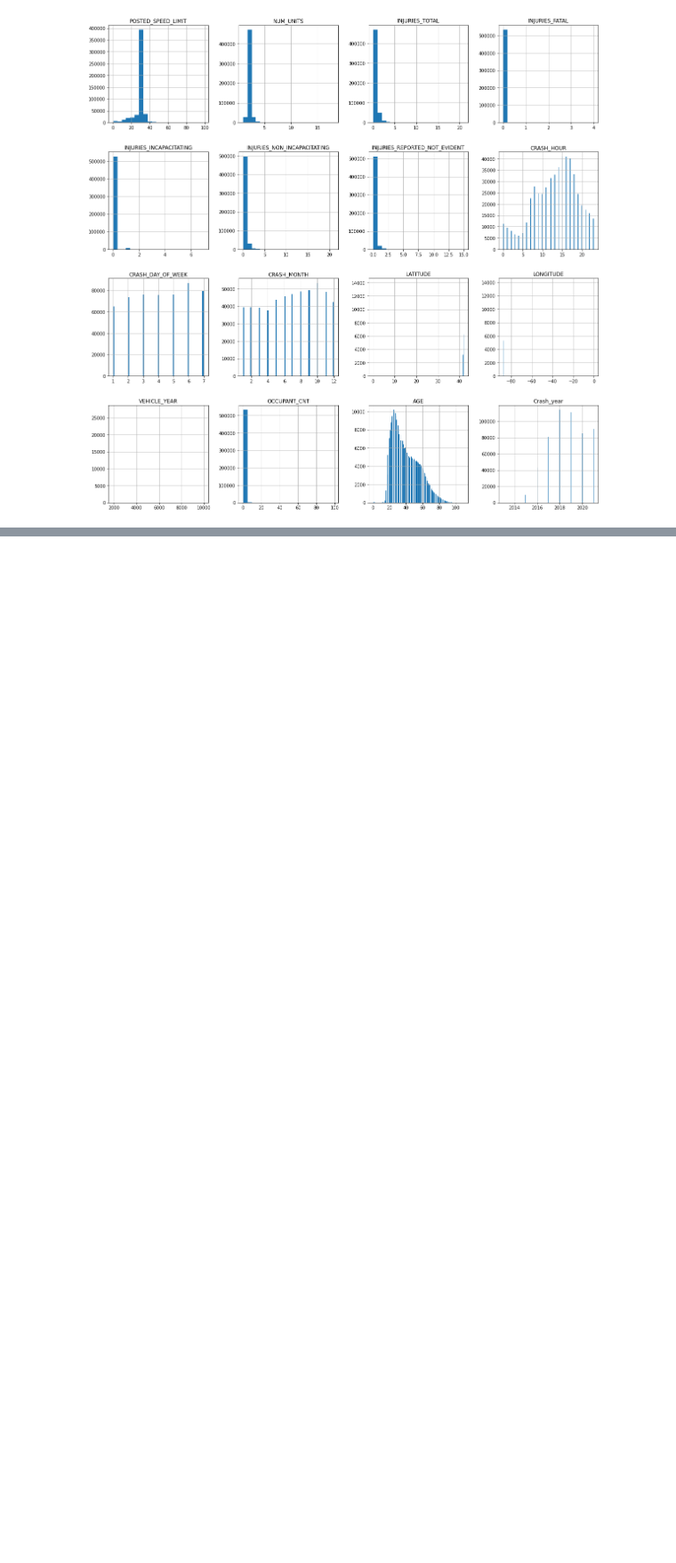
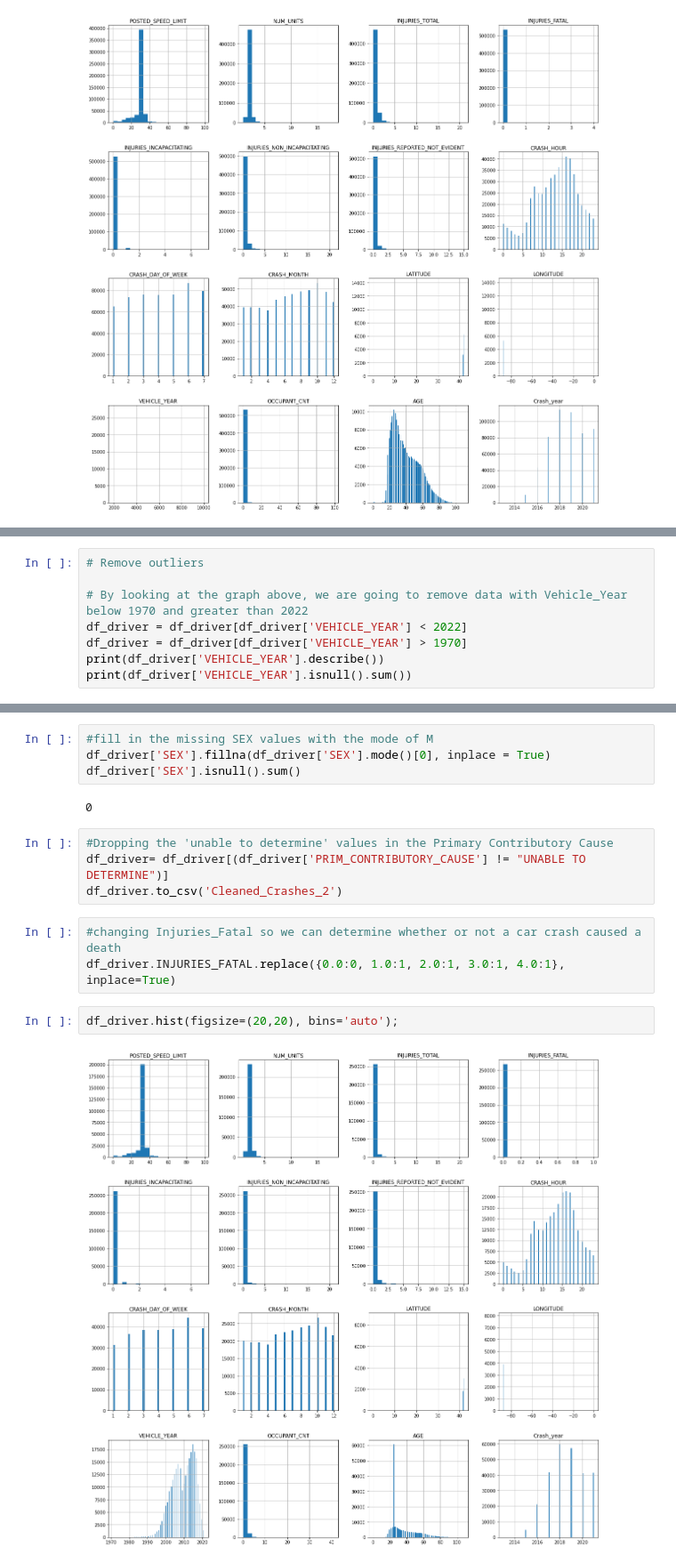
Before and after one commit to meowkaiser/Chicago_Car_Crashes_Project, a Jupyter notebook: Michael_Schor_Notebook.ipynb, the cells around one changed output, grey strips where cells are left out. Shown at 89% size. Drawn from its saved outputs; the diff is of its cells as text; blank space fills up the shorter version.

```diff
--- a/Michael_Schor_Notebook.ipynb
+++ b/Michael_Schor_Notebook.ipynb
@@ -224,0 +231,8 @@ df_driver.hist(figsize=(20,20), bins='auto');
+# %%
+# Remove outliers
+
+# By looking at the graph above, we are going to remove data with Vehicle_Year below 1970 and greater than 2022
+df_driver = df_driver[df_driver['VEHICLE_YEAR'] < 2022]
+df_driver = df_driver[df_driver['VEHICLE_YEAR'] > 1970]
+print(df_driver['VEHICLE_YEAR'].describe())
+print(df_driver['VEHICLE_YEAR'].isnull().sum())
@@ -224,0 +257,17 @@ df_driver.hist(figsize=(20,20), bins='auto');
+# %%
+#fill in the missing SEX values with the mode of M
+df_driver['SEX'].fillna(df_driver['SEX'].mode()[0], inplace = True)
+df_driver['SEX'].isnull().sum()
+# %% [output]
+0
+# %%
+#Dropping the 'unable to determine' values in the Primary Contributory Cause
+df_driver= df_driver[(df_driver['PRIM_CONTRIBUTORY_CAUSE'] != "UNABLE TO DETERMINE")]
+df_driver.to_csv('Cleaned_Crashes_2')
+# %%
+#changing Injuries_Fatal so we can determine whether or not a car crash caused a death
+df_driver.INJURIES_FATAL.replace({0.0:0, 1.0:1, 2.0:1, 3.0:1, 4.0:1}, inplace=True)
+# %%
+df_driver.hist(figsize=(20,20), bins='auto');
+# %% [output]
+[figure, added]
```
Also changed, not shown: parts of 9 cells of this notebook.
